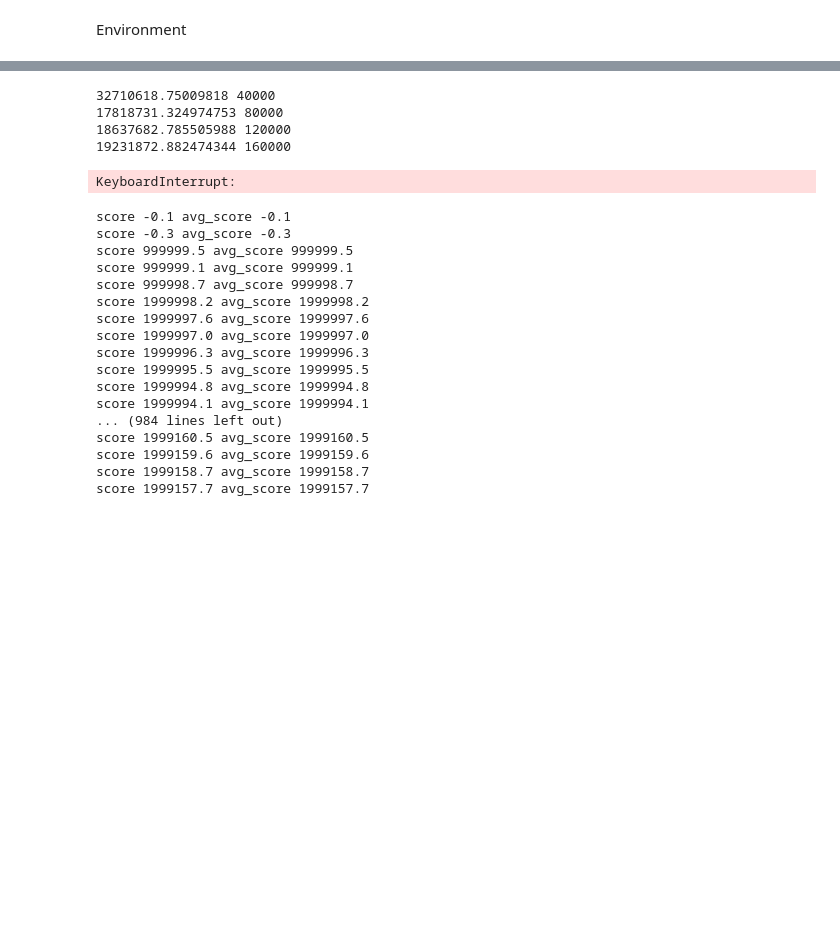
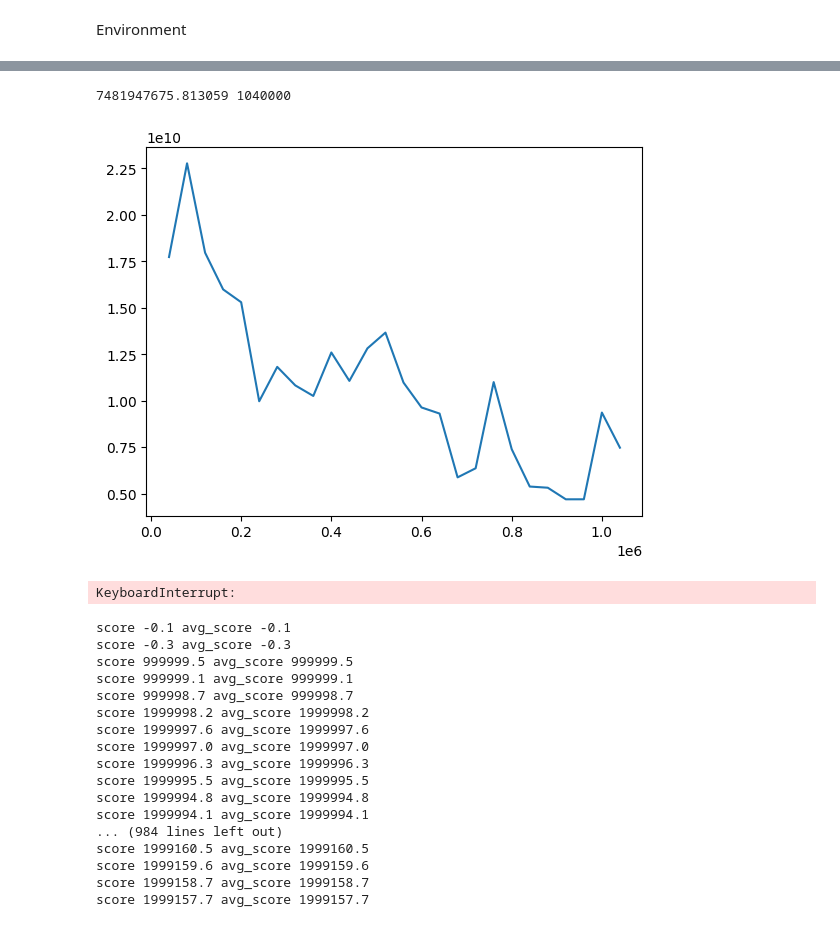
Before and after one commit to eshaansodhi/UAV-PPO-single-agent, a Jupyter notebook: Single_agent.ipynb, the cells around one changed output, grey strips where cells are left out. Cells and saved outputs as stored; diff of their text form; code cells hidden in the pictures; blank space fills up the shorter version.

```diff
--- a/Single_agent.ipynb
+++ b/Single_agent.ipynb
@@ -844,11 +845,14 @@ string='Single_Agent_UAV'
 # %%
 agent=Agent(string,lr_actor,lr_critic,gamma,eps_clip,K_epochs,action_std,min_action_std,action_std_decay_rate)
 # %%
+from IPython.display import clear_output
 env=Single_Agent_UAV()
 step=0
 rp=0
 scores=[]
 UAVPosList = []
+dataX=[]
+dataY=[]
 for i in range(episodes):
         interscore=0
 
@@ -860,37 +864,40 @@ for i in range(episodes):
             step+=1
 
             action = agent.get_action(state)
             state, reward, done, _ = env.step(action)
             interscore+=reward
 
             UAVPosList.append(state[:2])
 
             agent.Replaybuffer.rewards.append(reward)
             agent.Replaybuffer.dones.append(done)
 
             # update PPO agent
             if step % 4000 == 0:
                 agent.update()
 
 
             if step % 100000 == 0:
                 agent.decay_std()
             scores.append(interscore)
 
             #   env.render_position_plot(UAVPosList)
 
             if done:
                 UAVPosList = []
                 rp+=1
                 if rp%40==0:
+                    dataX+=[step]
+                    dataY+=[np.mean(scores[-100:])]
+                    clear_output(wait=True)
                     print(np.mean(scores[-100:]),step)
+                    plt.plot(dataX,dataY)
+                    plt.show()
 
                 break
 # %% [output]
-32710618.75009818 40000
-17818731.324974753 80000
-18637682.785505988 120000
-19231872.882474344 160000
+7481947675.813059 1040000
+[figure, added]
 KeyboardInterrupt:
 # %%
 state = env.reset()
```
Also changed, not shown: parts of 3 cells of this notebook.
